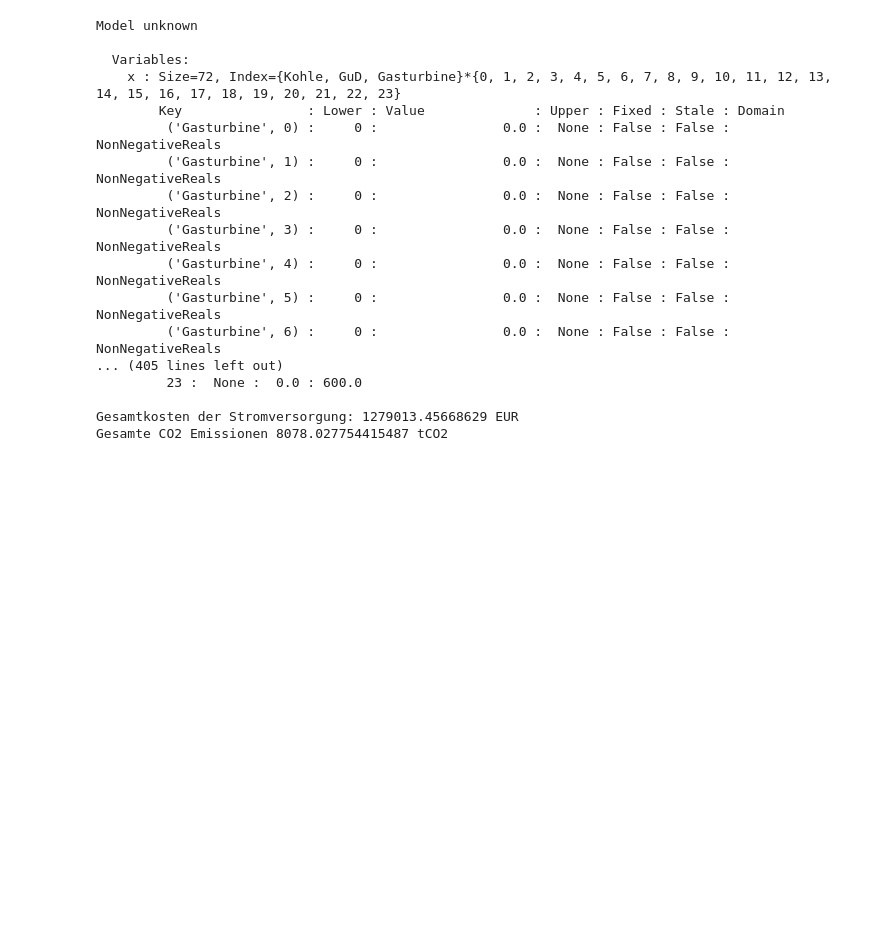
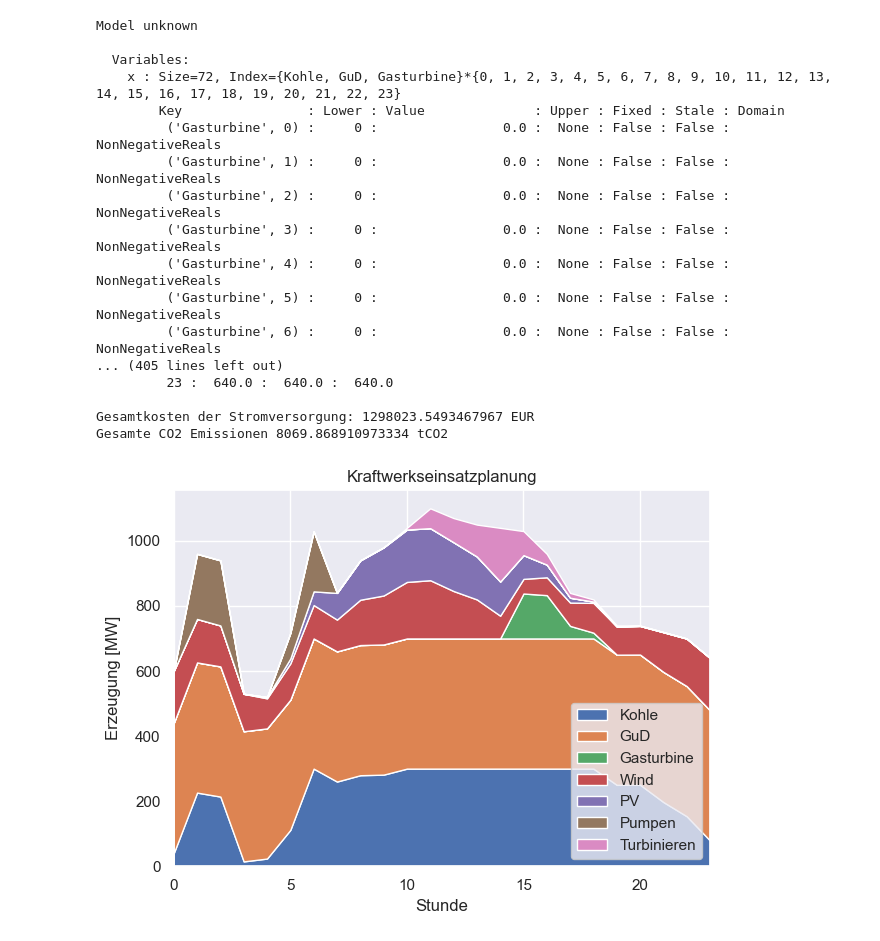
Before and after one commit to tmaerz/Energiemodelle-und-Analysen, a Jupyter notebook: Kraftwerkseinsatz_3.3_Gruppe3.ipynb, the cells around one changed output. Saved outputs shown, nothing was run; the diff lists cells and outputs as text; code cells hidden in the pictures; blank space fills up the shorter version.

```diff
--- a/Kraftwerkseinsatz_3.3_Gruppe3.ipynb
+++ b/Kraftwerkseinsatz_3.3_Gruppe3.ipynb
@@ -3,4 +5,5 @@
 # %%
+
 #Einlesen der Module
 from pyomo.environ import *
 import pyomo.environ as pyo
@@ -9,6 +12,7 @@ import pandas as pd
 import matplotlib.pyplot as plt
 import seaborn as sns
 
+
 T = 24
 timesteps = np.arange(T)
 
@@ -16,7 +20,7 @@ timesteps = np.arange(T)
 c_CO2 = 80 # EUR/tCO2
 
 # Marginal costs der thermischen Kraftwerke berechnen
-# Werte wurden an die Angabe angepasst
+# Werte wurden auf die Angabe angepasst
 thermalPlant = ['Kohle', 'GuD', 'Gasturbine']
 power = {'Kohle': 600,
          'GuD': 400,
@@ -44,14 +48,15 @@ load = df['Last Sommer [MW]']
 
 # Pyomo Modell aufstellen, es wurden Modelle für den Speicher hinzugefügt
 # model.turb und model.pump für die Menge die gepumpt/turbiniert wird
+# model.pump_dec sowie model.turb_dec stellen binäre decision Variablen dar, es wird entweder gepumpt/turbiniert oder nicht
 # model.cap für die Menge die im Speicher drinnen ist
 
 model = ConcreteModel()
 
 model.x = Var(thermalPlant, timesteps, within = NonNegativeReals)
-model.pump = Var(timesteps, within = NonNegativeReals)
-model.turb = Var(timesteps, within = NonNegativeReals)
-model.cap = Var(timesteps, within = NonNegativeReals)
+model.pump = Var(timesteps, within = NonNegativeReals) #Menge
+model.turb = Var(timesteps, within = NonNegativeReals) #Menge
+model.cap = Var(timesteps, within = NonNegativeReals)#wie viel drin ist
 
 # Zielfunktion, Kosten sollen minimiert werden
 #dazu werden die Grenzkosten aller Kraftwerke zu jedem timestep summiert.
@@ -66,19 +71,19 @@ model.power_con = Constraint(thermalPlant,
                              timesteps,
                              rule = power_constraint_rule)
 
-#neue Nebenbedingung gegenüber 3.1 und 3.2 bezüglich Last
-def load_constraint_rule(model, t):
-   return (sum(model.x[n,t] for n in thermalPlant)) + wind.loc[t] + PV.loc[t] + model.turb[t] - model.pump[t] == load.loc[t]
-model.load_con = Constraint(timesteps,
-                            rule = load_constraint_rule)
+#max Speicherkapazität darf nicht überschritten werden
+def max_cap_constraint_rule(model, t):
+    return model.cap[t] <= 600
+model.max_cap = Constraint(timesteps,
+                               rule = max_cap_constraint_rule)
 
-#max Pumpleistung darf nicht überschritten werden
+#max Pumpkapazität darf nicht überschritten werden
 def max_pump_constraint_rule(model, t):
     return model.pump[t] <= 200
 model.max_pump = Constraint(timesteps,
                                rule = max_pump_constraint_rule)
 
-#max Turbinierleistung darf nicht überschritten werden
+#max Turbinierkapazität darf nicht überschritten werden
 def max_turb_constraint_rule(model, t):
     return model.turb[t] <= 200
 model.max_turb = Constraint(timesteps,
@@ -86,7 +91,7 @@ model.max_turb = Constraint(timesteps,
 
 #es darf nicht mehr turbiniert werden als zur Verfügung steht
 def max_turb1_constraint_rule(model, t):
-    return model.turb[t] <= model.cap[t]
+    return model.turb[t] <= model.cap[t]/0.9
 model.max_turb1 = Constraint(timesteps,
                                rule = max_turb1_constraint_rule)
 
@@ -96,56 +101,80 @@ def capa_stand_constraint_rule(model, t):
 model.cap1 = Constraint(timesteps,
                                rule = capa_stand_constraint_rule)
 
-#Speicherkapazität erhöht sich durch pumpen und sinkt durch turbinieren. Berücksichtigung des Wirkungsgrades
+#Beschreibung der Auffüllung und Entleerung des Speichers
 def capa_constraint_rule(model, t):
     if t == 0:
-        return model.cap[t] == 0
+       return model.cap[t] == 0
     else:
-        return model.cap[t] == model.cap[t-1] + model.pump[t]*0.9 - model.turb[t]/0.9
-model.capa = Constraint(timesteps,#[1:len(timesteps)-1],
+        return model.cap[t] <= model.cap[t-1] + model.pump[t]*0.9 - model.turb[t]/ 0.9
+model.capa = Constraint(timesteps,
                            rule = capa_constraint_rule)
 
-#max Speicherkapazität darf nicht überschritten werden
-def max_cap_constraint_rule(model, t):
-    return model.cap[t] <= 600
-model.max_cap = Constraint(timesteps,
-                               rule = max_cap_constraint_rule)
+#Erzeugung und Last müssen sich unter Berücksichtigung des Speichers decken
+def load_constraint_rule(model, t):
+   return (sum(model.x[n,t] for n in thermalPlant)) + wind.loc[t] + PV.loc[t] + model.turb[t] - model.pump[t] == load.loc[t]
+model.load_con = Constraint(timesteps,
+                            rule = load_constraint_rule)
 
-
-###Schattenvariable###
+###Schattenvariable
 model.dual = pyo.Suffix(direction=pyo.Suffix.IMPORT_EXPORT)
 
 opt = SolverFactory('gurobi')
 opt_success = opt.solve(model)
 
 model.display()
 
 # get values of optimization variables
 PowerThermal = pd.DataFrame(index = timesteps, columns = thermalPlant)
 for t in timesteps:
     for n in thermalPlant:
         PowerThermal.loc[t, n] = model.x[n,t].value
 
 print()
 totalMinCost = model.obj()
 print("Gesamtkosten der Stromversorgung:", totalMinCost, "EUR" )
 totalEmissions = sum(model.x[n,t].value * emissions[n] for n in thermalPlant for t in timesteps)
 print("Gesamte CO2 Emissionen", totalEmissions, "tCO2" )
+
+
+# plot
+values = pd.DataFrame(index=timesteps, columns=['pump','turb'])
+for t in timesteps:
+    values.loc[t,'pump'] = model.pump[t].value
+    values.loc[t,'turb'] = model.turb[t].value
+
+sns.set()
+labels = ['Kohle', 'GuD', 'Gasturbine','Wind', 'PV','Pumpen','Turbinieren']
+
+fig, ax = plt.subplots()
+
+ax.stackplot(timesteps,
+            PowerThermal.to_numpy(dtype = float).transpose(),
+             wind, PV,values['pump'].to_numpy(dtype = float).transpose(),
+             values['turb'].to_numpy(dtype = float).transpose(),
+             labels=labels)
+ax.set_title('Kraftwerkseinsatzplanung')
+ax.legend(loc='lower right')
+ax.set_ylabel('Erzeugung [MW]')
+ax.set_xlabel('Stunde')
+ax.set_xlim(xmin=timesteps[0], xmax=timesteps[-1])
+fig.tight_layout()
 # %% [output]
 Model unknown
 
   Variables:
     x : Size=72, Index={Kohle, GuD, Gasturbine}*{0, 1, 2, 3, 4, 5, 6, 7, 8, 9, 10, 11, 12, 13, 14, 15, 16, 17, 18, 19, 20, 21, 22, 23}
         Key                : Lower : Value              : Upper : Fixed : Stale : Domain
          ('Gasturbine', 0) :     0 :                0.0 :  None : False : False : NonNegativeReals
          ('Gasturbine', 1) :     0 :                0.0 :  None : False : False : NonNegativeReals
          ('Gasturbine', 2) :     0 :                0.0 :  None : False : False : NonNegativeReals
          ('Gasturbine', 3) :     0 :                0.0 :  None : False : False : NonNegativeReals
          ('Gasturbine', 4) :     0 :                0.0 :  None : False : False : NonNegativeReals
          ('Gasturbine', 5) :     0 :                0.0 :  None : False : False : NonNegativeReals
          ('Gasturbine', 6) :     0 :                0.0 :  None : False : False : NonNegativeReals
 ... (405 lines left out)
-         23 :  None :  0.0 : 600.0
+         23 :  640.0 :  640.0 :  640.0
 
-Gesamtkosten der Stromversorgung: 1279013.45668629 EUR
-Gesamte CO2 Emissionen 8078.027754415487 tCO2
+Gesamtkosten der Stromversorgung: 1298023.5493467967 EUR
+Gesamte CO2 Emissionen 8069.868910973334 tCO2
+[figure, added]
```
Also changed, not shown: parts of 8 cells of this notebook, 1 other file.
